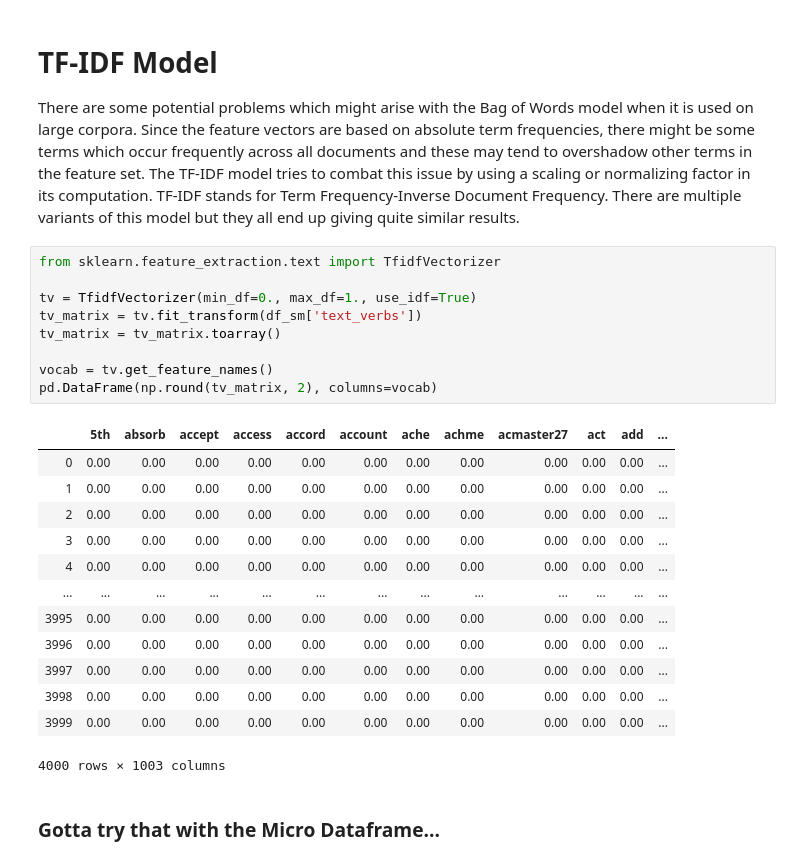
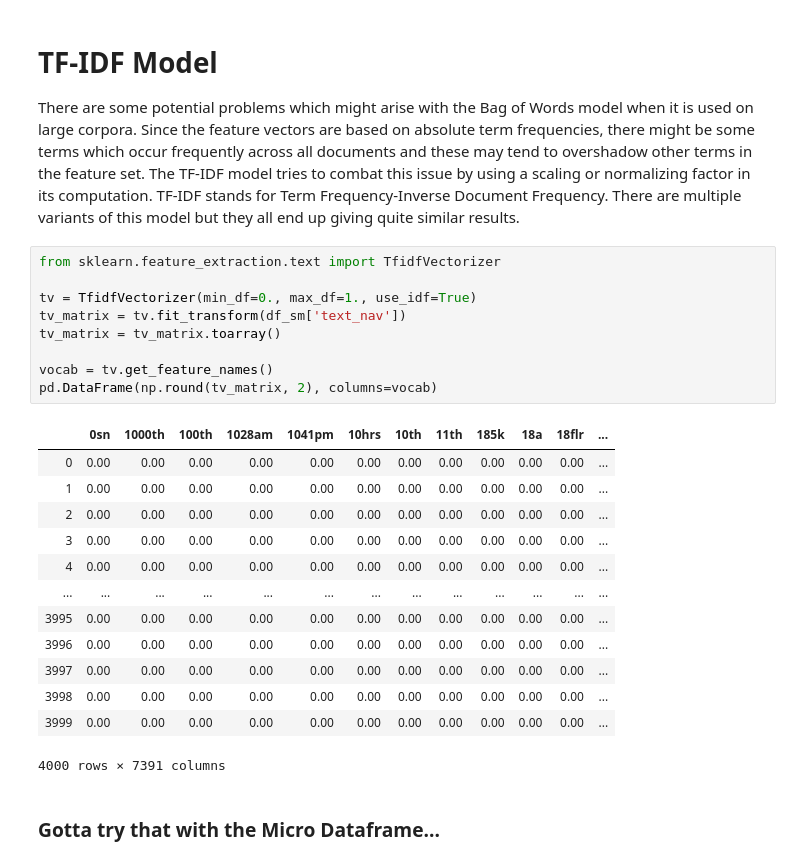
Before and after one commit to 3dspace/language-processing-lifecycle-fall2019, a Jupyter notebook: pgray-csml1010-project.ipynb, the cells around one changed output. Saved outputs shown, nothing was run; the diff lists cells and outputs as text.

```diff
--- a/pgray-csml1010-project.ipynb
+++ b/pgray-csml1010-project.ipynb
@@ -718,14 +731,14 @@ There are some potential problems which might arise with the Bag of Words model
 # %%
 from sklearn.feature_extraction.text import TfidfVectorizer
 
 tv = TfidfVectorizer(min_df=0., max_df=1., use_idf=True)
-tv_matrix = tv.fit_transform(df_sm['text_verbs'])
+tv_matrix = tv.fit_transform(df_sm['text_nav'])
 tv_matrix = tv_matrix.toarray()
 
 vocab = tv.get_feature_names()
 pd.DataFrame(np.round(tv_matrix, 2), columns=vocab)
 # %% [output]
-|  | 5th | absorb | accept | access | accord | account | ache | achme | acmaster27 | act | add | ... |
+|  | 0sn | 1000th | 100th | 1028am | 1041pm | 10hrs | 10th | 11th | 185k | 18a | 18flr | ... |
 | 0 | 0.00 | 0.00 | 0.00 | 0.00 | 0.00 | 0.00 | 0.00 | 0.00 | 0.00 | 0.00 | 0.00 | ... |
 | 1 | 0.00 | 0.00 | 0.00 | 0.00 | 0.00 | 0.00 | 0.00 | 0.00 | 0.00 | 0.00 | 0.00 | ... |
 | 2 | 0.00 | 0.00 | 0.00 | 0.00 | 0.00 | 0.00 | 0.00 | 0.00 | 0.00 | 0.00 | 0.00 | ... |
@@ -737,7 +750,7 @@ pd.DataFrame(np.round(tv_matrix, 2), columns=vocab)
 | 3997 | 0.00 | 0.00 | 0.00 | 0.00 | 0.00 | 0.00 | 0.00 | 0.00 | 0.00 | 0.00 | 0.00 | ... |
 | 3998 | 0.00 | 0.00 | 0.00 | 0.00 | 0.00 | 0.00 | 0.00 | 0.00 | 0.00 | 0.00 | 0.00 | ... |
 | 3999 | 0.00 | 0.00 | 0.00 | 0.00 | 0.00 | 0.00 | 0.00 | 0.00 | 0.00 | 0.00 | 0.00 | ... |
-4000 rows × 1003 columns
+4000 rows × 7391 columns
 # %% [markdown]
 ### Gotta try that with the Micro Dataframe...
 # %%
```
Also changed, not shown: parts of 17 cells of this notebook.
